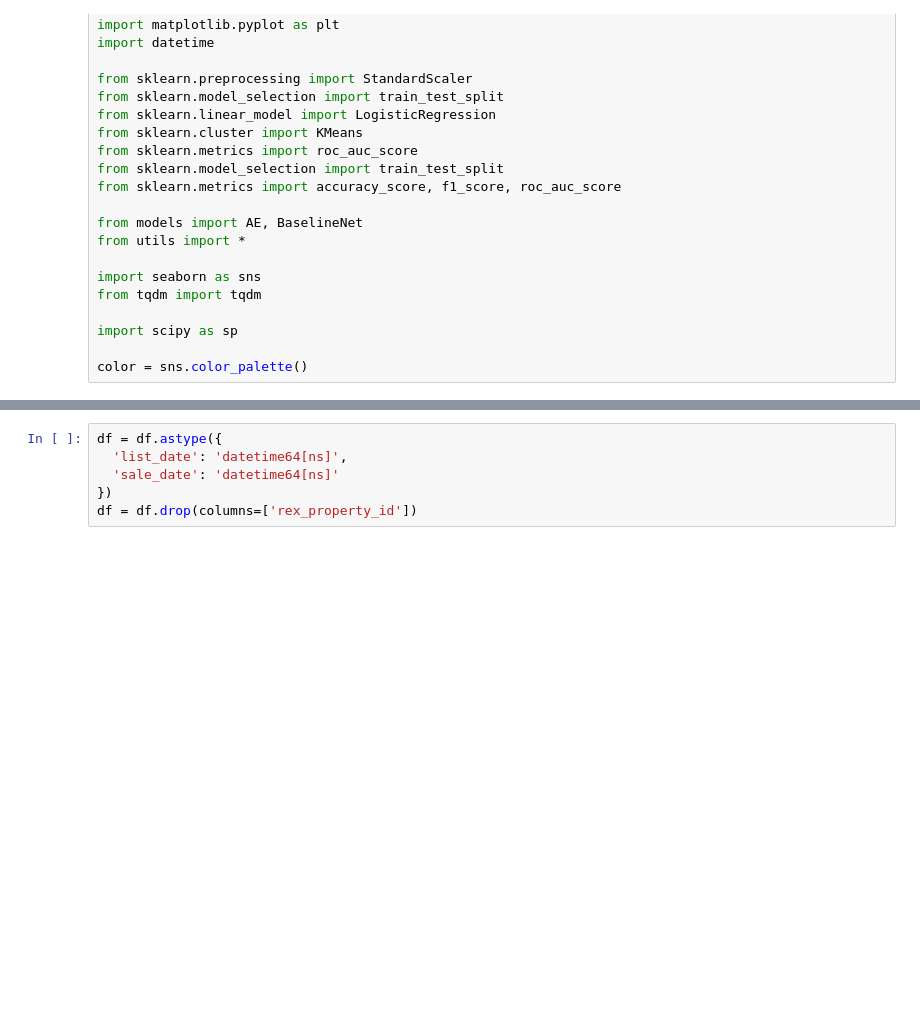
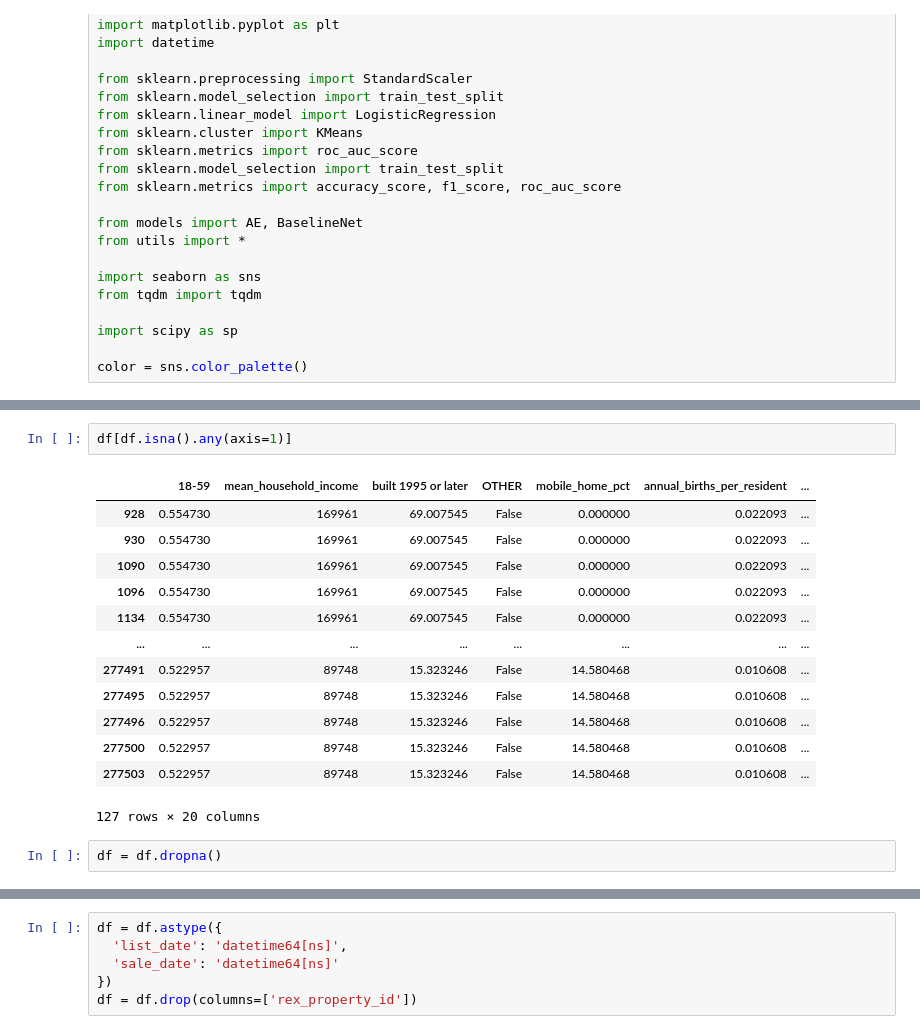
Before and after one commit to luunam/cs297_rex, a Jupyter notebook: notebooks/EM_New Dataset.ipynb, the cells around one changed output, grey strips where cells are left out. Drawn from its saved outputs; the diff is of its cells as text; blank space fills up the shorter version.

```diff
--- a/notebooks/EM_New Dataset.ipynb
+++ b/notebooks/EM_New Dataset.ipynb
@@ -38,0 +55,18 @@ df = pd.read_csv('../data/denver_prop_with_ct_clean_small.csv')
+# %%
+df[df.isna().any(axis=1)]
+# %% [output]
+|  | 18-59 | mean_household_income | built 1995 or later | OTHER | mobile_home_pct | annual_births_per_resident | ... |
+| 928 | 0.554730 | 169961 | 69.007545 | False | 0.000000 | 0.022093 | ... |
+| 930 | 0.554730 | 169961 | 69.007545 | False | 0.000000 | 0.022093 | ... |
+| 1090 | 0.554730 | 169961 | 69.007545 | False | 0.000000 | 0.022093 | ... |
+| 1096 | 0.554730 | 169961 | 69.007545 | False | 0.000000 | 0.022093 | ... |
+| 1134 | 0.554730 | 169961 | 69.007545 | False | 0.000000 | 0.022093 | ... |
+| ... | ... | ... | ... | ... | ... | ... | ... |
+| 277491 | 0.522957 | 89748 | 15.323246 | False | 14.580468 | 0.010608 | ... |
+| 277495 | 0.522957 | 89748 | 15.323246 | False | 14.580468 | 0.010608 | ... |
+| 277496 | 0.522957 | 89748 | 15.323246 | False | 14.580468 | 0.010608 | ... |
+| 277500 | 0.522957 | 89748 | 15.323246 | False | 14.580468 | 0.010608 | ... |
+| 277503 | 0.522957 | 89748 | 15.323246 | False | 14.580468 | 0.010608 | ... |
+127 rows × 20 columns
+# %%
+df = df.dropna()
```
Also changed, not shown: parts of 16 cells of this notebook, 6 other files.
